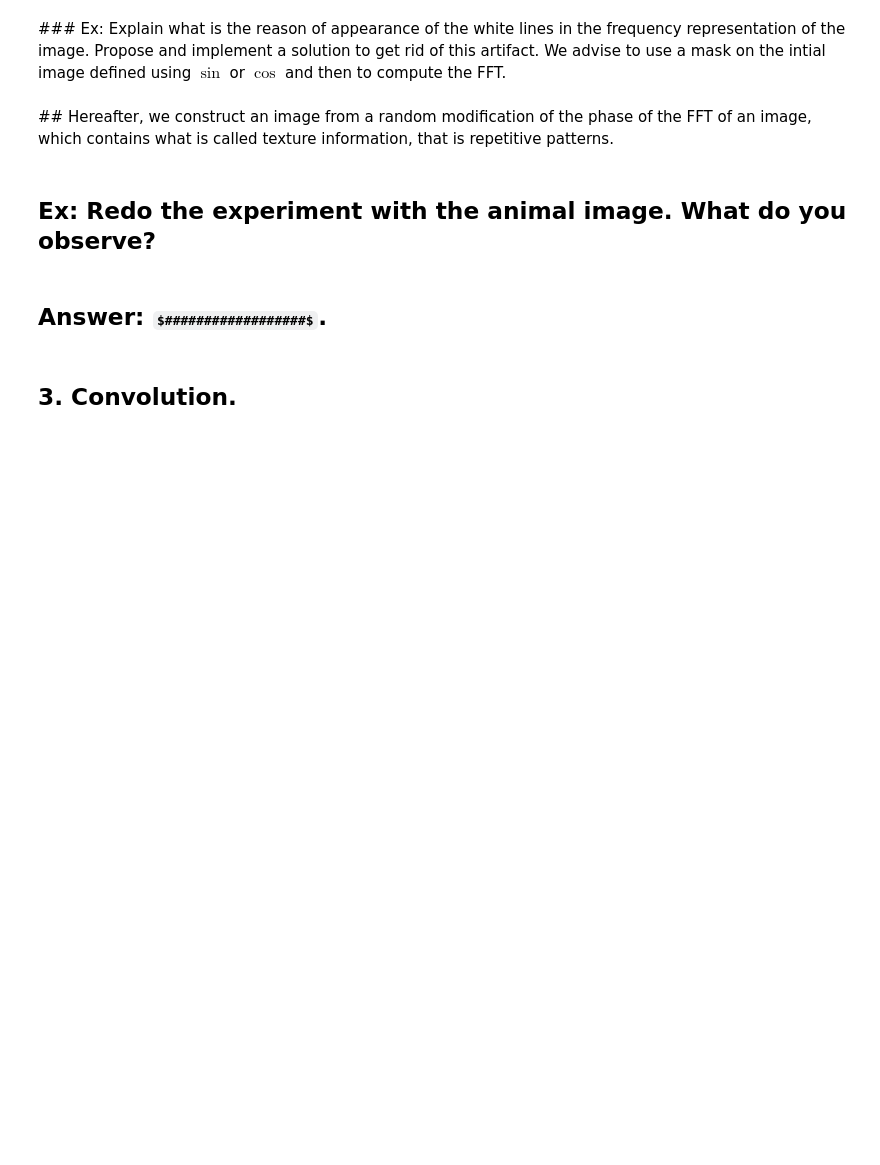
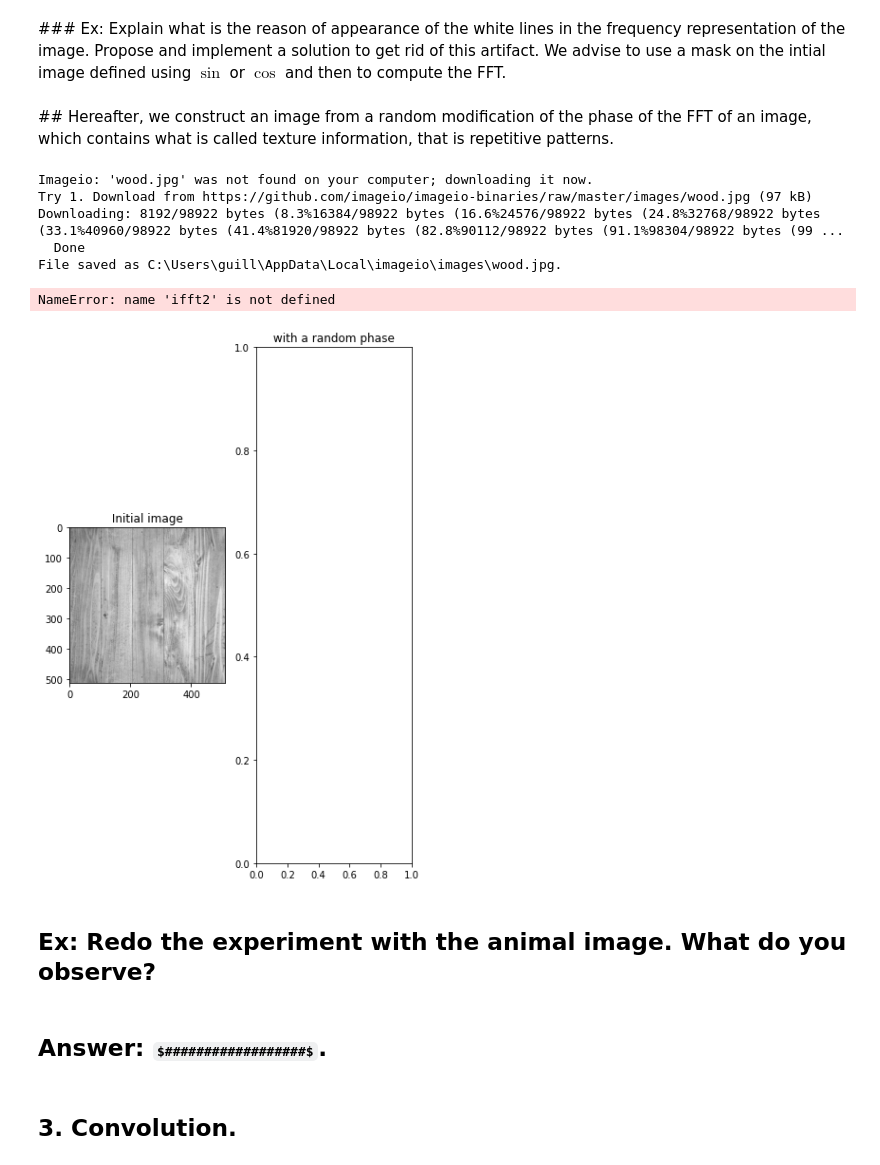
Before and after one commit to guillaume-haerinck/imac-tp-signal, a Jupyter notebook: m2-semestre1/TD2/TD 1 FFT - Exercices.ipynb, the cells around one changed output. Cells and saved outputs as stored; diff of their text form; code cells hidden in the pictures; some formulas as TeX source; blank space fills up the shorter version.

```diff
--- a/m2-semestre1/TD2/TD 1 FFT - Exercices.ipynb
+++ b/m2-semestre1/TD2/TD 1 FFT - Exercices.ipynb
@@ -163,26 +205,34 @@ plt.imshow(sf.fftshift(np.log(np.abs(spectre_im))))
 ## Hereafter, we construct an image from a random modification of the phase of the FFT of an image, which contains what is called texture information, that is repetitive patterns.
 # %%
 import imageio as imio
-bois = imio.imread('wood.jpg')
+bois = imio.imread('imageio:wood.jpg')
 texture_im = np.sum(bois*[ 0.21, 0.72 ,0.07],axis=-1)
 spectre_im = sf.fft2(texture_im)
 # construct the random phase.
 plt.figure(figsize = (10,10))
 temp = 0.3 * np.random.rand(*np.shape(spectre_im))
 random_phase = np.cos(2*np.pi * temp) + np.sin(2*np.pi*temp)*1j
 new_spectrum = spectre_im*random_phase
 temp_2 = 30 * temp
 random_phase_2 = np.cos(2*np.pi * temp_2) + np.sin(2*np.pi*temp_2)*1j
 new_spectrum_2 = spectre_im*random_phase_2
 plt.subplot(1,3,1)
 plt.title(" Initial image ")
 plt.imshow(texture_im)
 plt.subplot(1,3,2)
 plt.title(" with a random phase ")
 plt.imshow(np.real(ifft2(new_spectrum)))
 plt.subplot(1,3,3)
 plt.title(" Larger random phase ")
 plt.imshow(np.real(ifft2(new_spectrum_2)))
+# %% [output]
+Imageio: 'wood.jpg' was not found on your computer; downloading it now.
+Try 1. Download from https://github.com/imageio/imageio-binaries/raw/master/images/wood.jpg (97 kB)
+Downloading: 8192/98922 bytes (8.3%16384/98922 bytes (16.6%24576/98922 bytes (24.8%32768/98922 bytes (33.1%40960/98922 bytes (41.4%81920/98922 bytes (82.8%90112/98922 bytes (91.1%98304/98922 bytes (99 ...
+  Done
+File saved as C:\Users\guill\AppData\Local\imageio\images\wood.jpg.
+NameError: name 'ifft2' is not defined
+[figure, added]
 # %% [markdown]
 ## Ex: Redo the experiment with the animal image. What do you observe?
 # %% [markdown]
```
Also changed, not shown: parts of 22 cells of this notebook.
